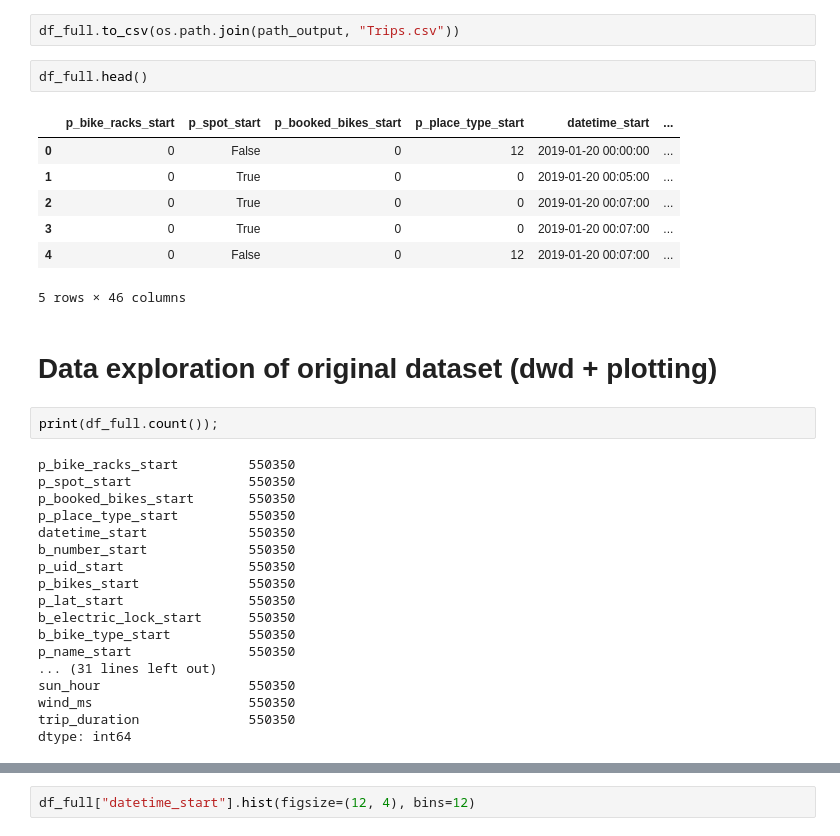
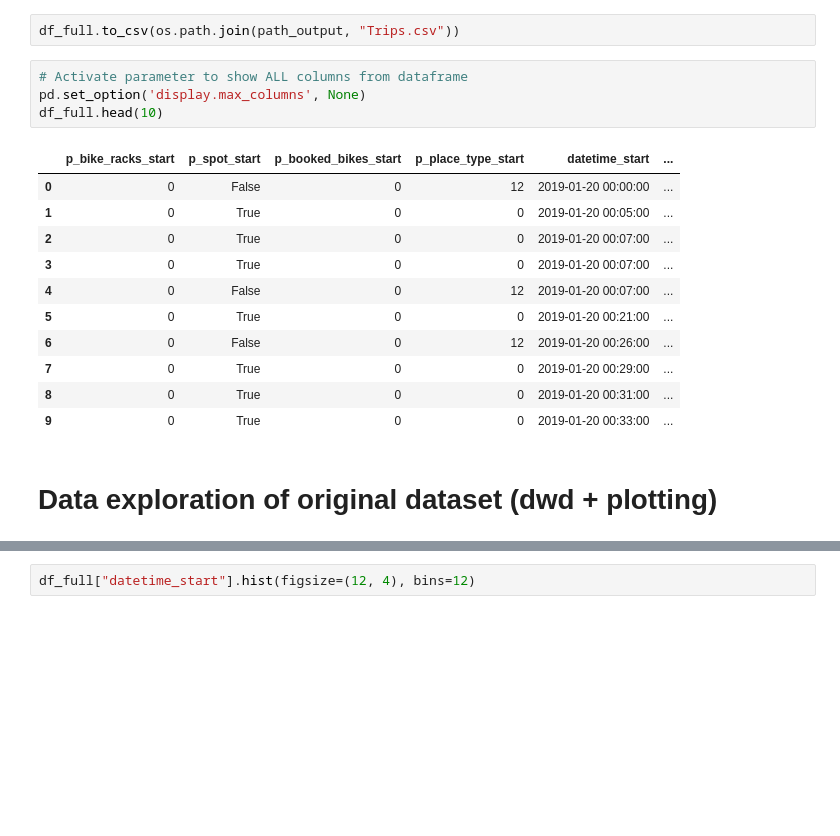
Before and after one commit to mulko93/AAA_Jupyter_Explorers, a Jupyter notebook: notebooks/01_CreateTripData.ipynb, the cells around one changed output, grey strips where cells are left out. Saved outputs shown, nothing was run; the diff lists cells and outputs as text; blank space fills up the shorter version.

```diff
--- a/notebooks/01_CreateTripData.ipynb
+++ b/notebooks/01_CreateTripData.ipynb
@@ -201,35 +201,21 @@ df_full['datetime_end'] = pd.to_datetime(df_full['datetime_end'])
 df_full['trip_duration'] = ((df_full['datetime_end'] - df_full['datetime_start']).dt.total_seconds() / 60.0).round(2)
 # %%
 df_full.to_csv(os.path.join(path_output, "Trips.csv"))
-# %%
-df_full.head()
-# %% [output]
-|  | p_bike_racks_start | p_spot_start | p_booked_bikes_start | p_place_type_start | datetime_start | ... |
-| 0 | 0 | False | 0 | 12 | 2019-01-20 00:00:00 | ... |
-| 1 | 0 | True | 0 | 0 | 2019-01-20 00:05:00 | ... |
-| 2 | 0 | True | 0 | 0 | 2019-01-20 00:07:00 | ... |
-| 3 | 0 | True | 0 | 0 | 2019-01-20 00:07:00 | ... |
-| 4 | 0 | False | 0 | 12 | 2019-01-20 00:07:00 | ... |
-5 rows × 46 columns
+# %%
+# Activate parameter to show ALL columns from dataframe
+pd.set_option('display.max_columns', None)
+df_full.head(10)
+# %% [output]
+|  | p_bike_racks_start | p_spot_start | p_booked_bikes_start | p_place_type_start | datetime_start | ... |
+| 0 | 0 | False | 0 | 12 | 2019-01-20 00:00:00 | ... |
+| 1 | 0 | True | 0 | 0 | 2019-01-20 00:05:00 | ... |
+| 2 | 0 | True | 0 | 0 | 2019-01-20 00:07:00 | ... |
+| 3 | 0 | True | 0 | 0 | 2019-01-20 00:07:00 | ... |
+| 4 | 0 | False | 0 | 12 | 2019-01-20 00:07:00 | ... |
+| 5 | 0 | True | 0 | 0 | 2019-01-20 00:21:00 | ... |
+| 6 | 0 | False | 0 | 12 | 2019-01-20 00:26:00 | ... |
+| 7 | 0 | True | 0 | 0 | 2019-01-20 00:29:00 | ... |
+| 8 | 0 | True | 0 | 0 | 2019-01-20 00:31:00 | ... |
+| 9 | 0 | True | 0 | 0 | 2019-01-20 00:33:00 | ... |
 # %% [markdown]
 # Data exploration of original dataset (dwd + plotting)
-# %%
-print(df_full.count());
-# %% [output]
-p_bike_racks_start         550350
-p_spot_start               550350
-p_booked_bikes_start       550350
-p_place_type_start         550350
-datetime_start             550350
-b_number_start             550350
-p_uid_start                550350
-p_bikes_start              550350
-p_lat_start                550350
-b_electric_lock_start      550350
-b_bike_type_start          550350
-p_name_start               550350
-... (31 lines left out)
-sun_hour                   550350
-wind_ms                    550350
-trip_duration              550350
-dtype: int64
```
Also changed, not shown: parts of 15 cells of this notebook.
